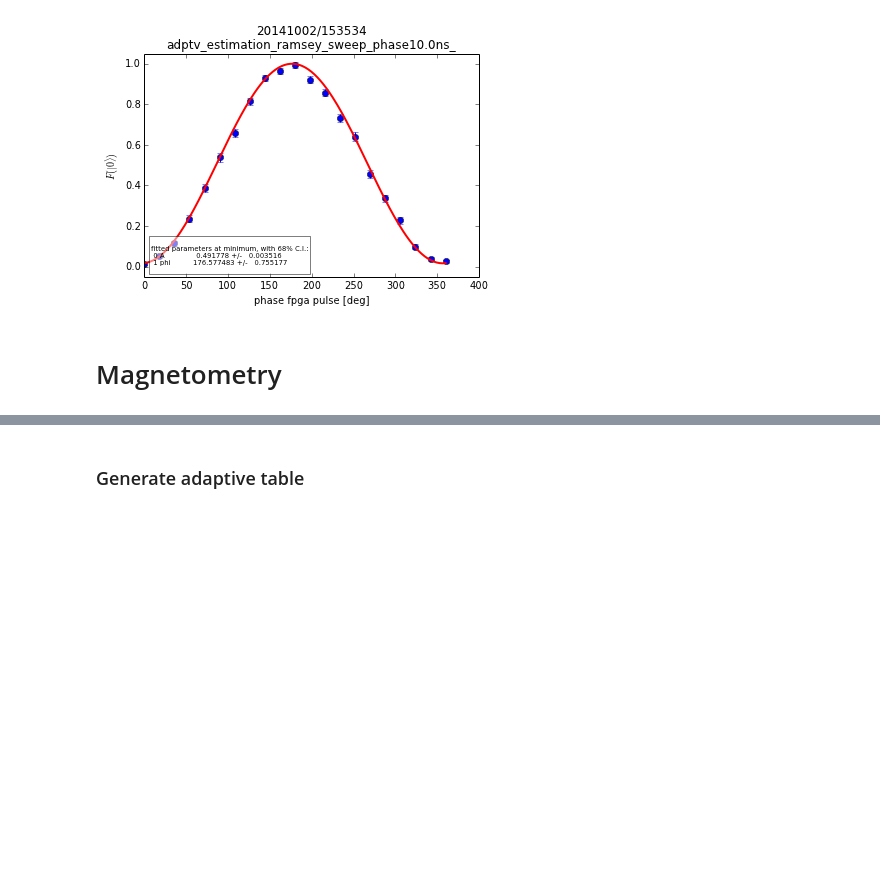
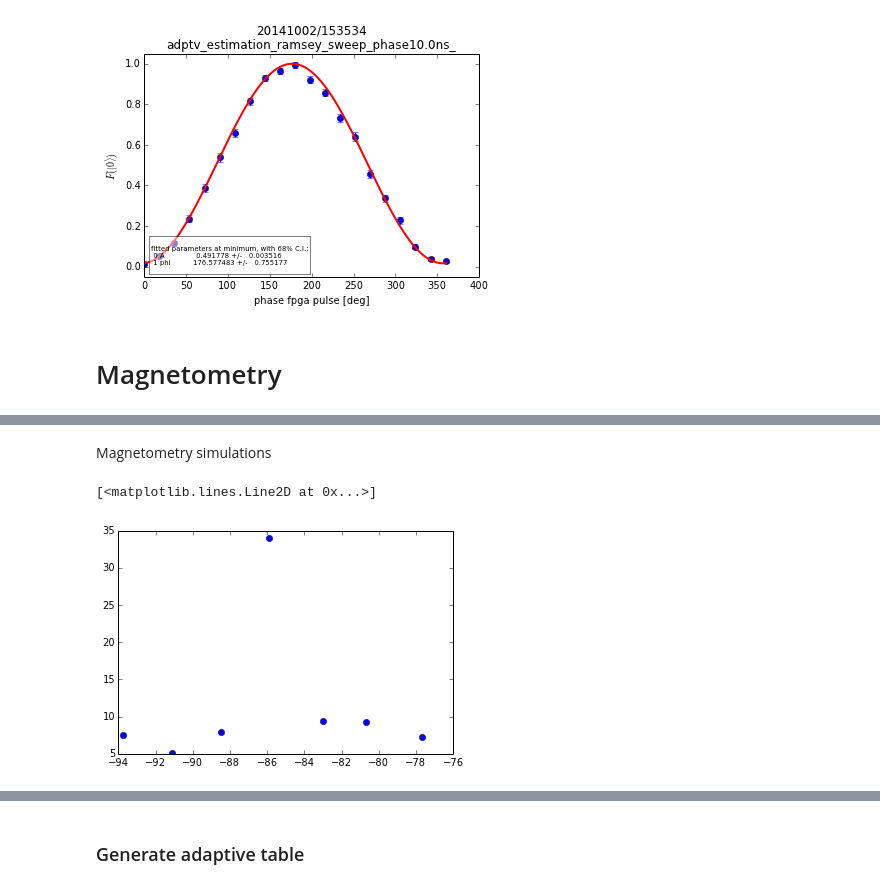
Before and after one commit to zaguros/analysis, a Jupyter notebook: iPython_Notebooks/LT1/Magnetometry on Gretel LT1.ipynb, the cells around one changed output, grey strips where cells are left out. Drawn from its saved outputs; the diff is of its cells as text; code cells hidden in the pictures; blank space fills up the shorter version.

```diff
--- a/iPython_Notebooks/LT1/Magnetometry on Gretel LT1.ipynb
+++ b/iPython_Notebooks/LT1/Magnetometry on Gretel LT1.ipynb
@@ -306,3 +265,12 @@ d:\measuring\data\20141009\183852_adptv_estimation_det=42.0MHz_M=2_majReps=1_maj
+# %% [markdown]
+Magnetometry simulations
+# %%
+B = [-93.75,-91.1,-88.5,-85.9,-83,-80.7,-77.7]
+err = [7.5,5.05,7.9,34,9.4,9.3,7.2]
+plt.plot (B, err,'o')
+# %% [output]
+[<matplotlib.lines.Line2D at 0x...>]
+[figure, added]
 # %%
 execfile (r'D:\measuring\analysis\scripts\magnetometry\adaptive_magnetometry_simulations.py')
 # %% [output]
```
Also changed, not shown: parts of 16 cells of this notebook, 6 other files.
